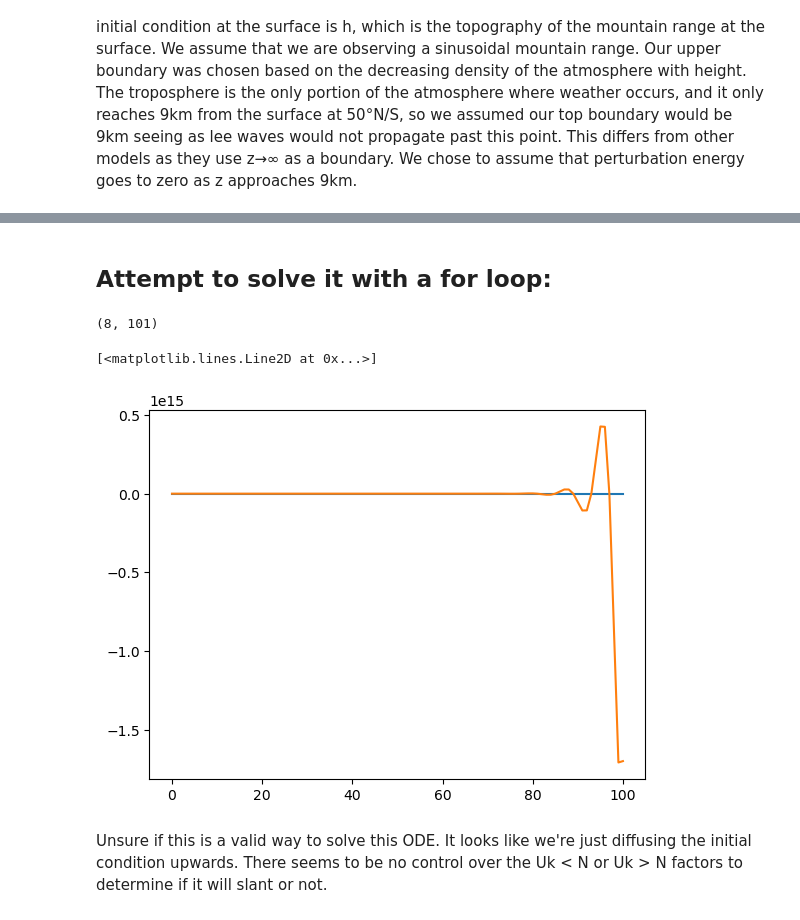
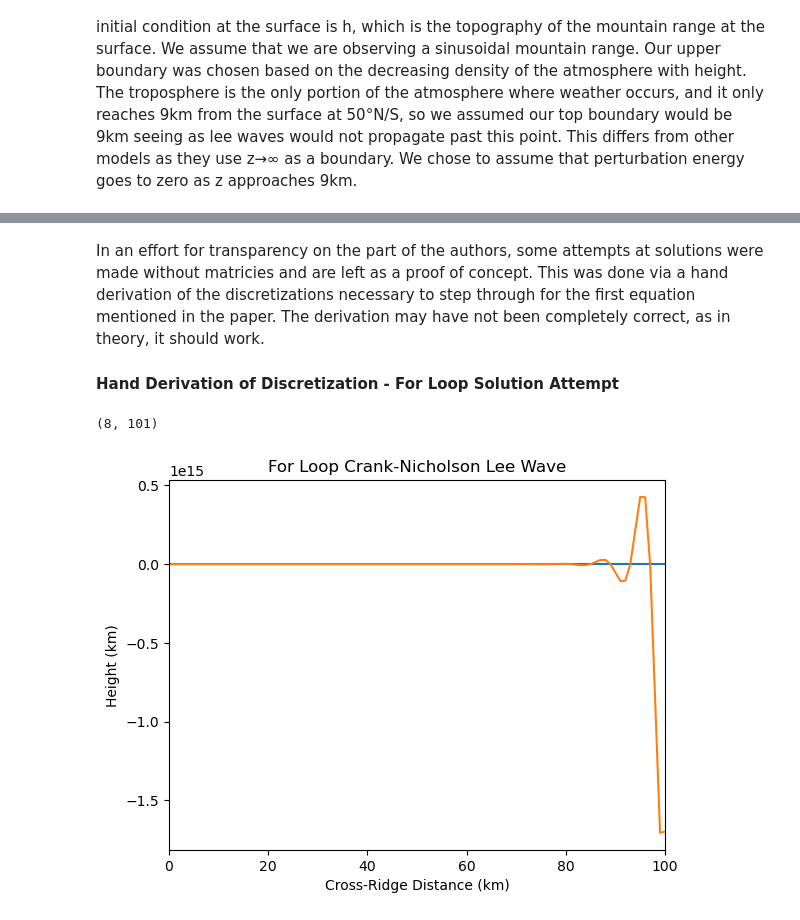
Before and after one commit to kikoeta/Lee-Waves-EAS4610, a Jupyter notebook: Lee_Waves_PDE_Solver.ipynb, the cells around one changed output, grey strips where cells are left out. Drawn from its saved outputs; the diff is of its cells as text; code cells hidden in the pictures.

```diff
--- a/Lee_Waves_PDE_Solver.ipynb
+++ b/Lee_Waves_PDE_Solver.ipynb
@@ -320,0 +353,35 @@ plt.show()
+# %%
+fig, ax = plt.subplots(1, 3, figsize=(15,4))
+fig.suptitle('Varying h0 and k to get downsloping winds', fontsize=14)
+
+wavefunc(0, 100, 400, 0.00015, 15, 0.01, 'sin', 'no')
+ax[0].set_title('h0 = 400, k = 0.00015')
+ax[0].set_xlabel('Cross-Ridge Distance (km)')
+ax[0].set_ylabel('Height (km)')
+for i in range(n):
+    ax[0].plot(x, w[i, :], color='black') # plotting streamlines
+    while i == 0:
+        ax[0].plot(x, w[i, :], color='sienna', linewidth=3) # plotting ground
+        break
+
+wavefunc(0, 100, 250, 0.00025, 15, 0.01, 'sin', 'no')
+ax[1].set_title('h0 = 250, k = 0.00025')
+ax[1].set_xlabel('Cross-Ridge Distance (km)')
+ax[1].set_ylabel('Height (km)')
+for i in range(n):
+    ax[1].plot(x, w[i, :], color='black') # plotting streamlines
+    while i == 0:
+        ax[1].plot(x, w[i, :], color='sienna', linewidth=3) # plotting ground
+        break
+
+wavefunc(0, 100, 150, 0.00045, 15, 0.01, 'sin', 'no')
+ax[2].set_title('h0 = 150, k = 0.00045')
+ax[2].set_xlabel('Cross-Ridge Distance (km)')
+ax[2].set_ylabel('Height (km)')
+for i in range(n):
+    ax[2].plot(x, w[i, :], color='black') # plotting streamlines
+    while i == 0:
+        ax[2].plot(x, w[i, :], color='sienna', linewidth=3) # plotting ground
+        break
+
+plt.show()
@@ -321,5 +400,6 @@ plt.show()
 # %% [markdown]
-## Attempt to solve it with a for loop:
+In an effort for transparency on the part of the authors, some attempts at solutions were made without matricies and are left as a proof of concept. This was done via a hand derivation of the discretizations necessary to step through for the first equation mentioned in the paper. The derivation may have not been completely correct, as in theory, it should work.
+#### **Hand Derivation of Discretization - For Loop Solution Attempt**
 # %%
 import numpy as np
 from scipy.sparse import spdiags
@@ -332,34 +412,37 @@ x = np.arange(0, xf+1, dx)
 dz = 1
 zf = 9
 z = np.arange(0, zf-1, dz)
 n = int(zf/dz)
 
 h0 = 0.5
 k = 0.1
 U = 15
 N = 0.01
 l2 = N**2 / U**2
 
 surfaceBC = (U * h0 * k * np.cos(k * x)) + z[0]
 
 topBC = np.zeros(len(x))
 
 w = np.zeros([n-1, len(x)])
 print(np.shape(w))
 w[0, :] = surfaceBC
 w[-1, :] = topBC
 
 denom = (1/(dx)**2) + (1/(dz)**2)
 
 for i in np.arange(1, 8, 1): # z pos
     for j in np.arange(0, 100, 1): # x pos
         w[i, j+1] = ((( 2*(denom)) + (l2) ) / (1/(dz**2))) * ((w[i, j]/2) - (w[i-1, j]/(2*(dx**2))) + (w[i, j+1]/(2*(dz**2))) - (w[i, j-1]/(2*(dx**2))))
 
+
 plt.plot(x, w[0, :])
 plt.plot(x, w[1, :])
+plt.title('For Loop Crank-Nicholson Lee Wave')
+plt.xlabel('Cross-Ridge Distance (km)')
+plt.ylabel('Height (km)')
+plt.margins(x=0)
+plt.show()
 # %% [output]
 (8, 101)
-[<matplotlib.lines.Line2D at 0x...>]
-[figure, old version]
+[figure, new version]
-# %% [markdown]
-Unsure if this is a valid way to solve this ODE. It looks like we're just diffusing the initial condition upwards. There seems to be no control over the Uk < N or Uk > N factors to determine if it will slant or not.
```
Also changed, not shown: parts of 31 cells of this notebook.
